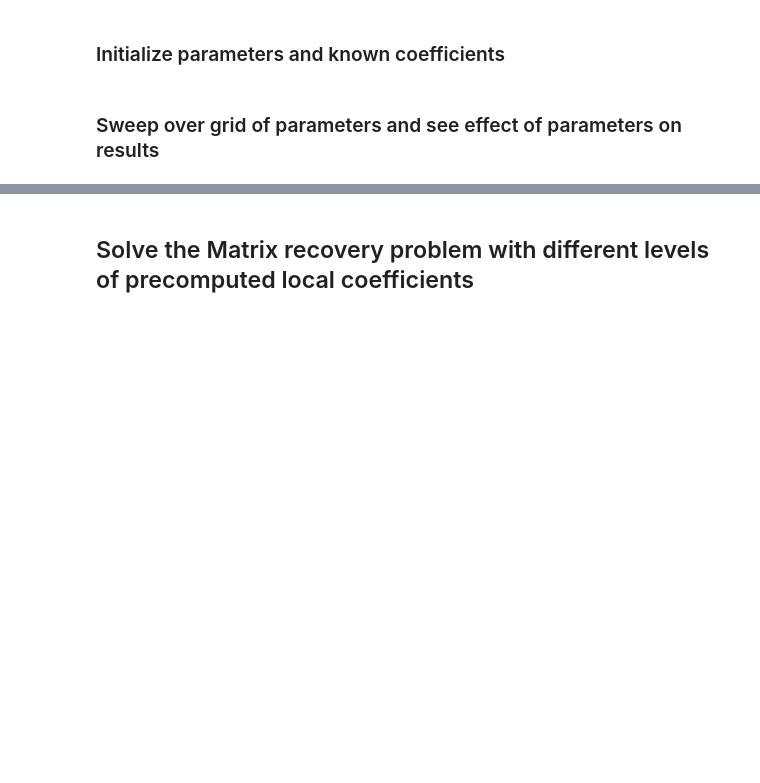
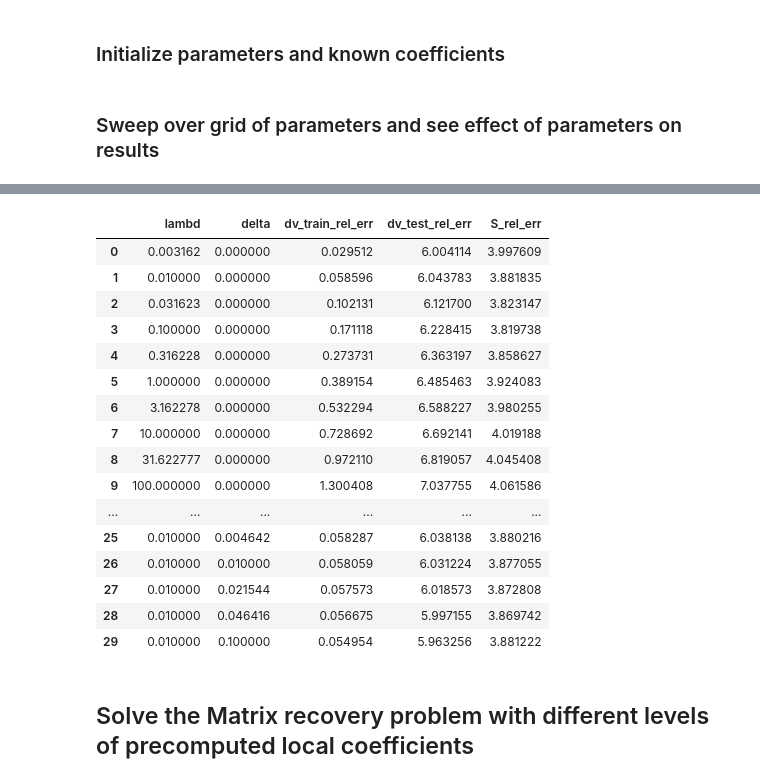
Before and after one commit to samtalki/PowerSensitivities.jl, a Jupyter notebook: py/SensitivityModelingCVXPY.ipynb, the cells around one changed output, grey strips where cells are left out. Cells and saved outputs as stored; diff of their text form; code cells hidden in the pictures; blank space fills up the shorter version.

```diff
--- a/py/SensitivityModelingCVXPY.ipynb
+++ b/py/SensitivityModelingCVXPY.ipynb
@@ -122,3 +157,23 @@ with open('S_hats.pickle', 'rb') as handle:
+# %%
+results_df.iloc[0:30]
+# %% [output]
+|  | lambd | delta | dv_train_rel_err | dv_test_rel_err | S_rel_err |
+| 0 | 0.003162 | 0.000000 | 0.029512 | 6.004114 | 3.997609 |
+| 1 | 0.010000 | 0.000000 | 0.058596 | 6.043783 | 3.881835 |
+| 2 | 0.031623 | 0.000000 | 0.102131 | 6.121700 | 3.823147 |
+| 3 | 0.100000 | 0.000000 | 0.171118 | 6.228415 | 3.819738 |
+| 4 | 0.316228 | 0.000000 | 0.273731 | 6.363197 | 3.858627 |
+| 5 | 1.000000 | 0.000000 | 0.389154 | 6.485463 | 3.924083 |
+| 6 | 3.162278 | 0.000000 | 0.532294 | 6.588227 | 3.980255 |
+| 7 | 10.000000 | 0.000000 | 0.728692 | 6.692141 | 4.019188 |
+| 8 | 31.622777 | 0.000000 | 0.972110 | 6.819057 | 4.045408 |
+| 9 | 100.000000 | 0.000000 | 1.300408 | 7.037755 | 4.061586 |
+| ... | ... | ... | ... | ... | ... |
+| 25 | 0.010000 | 0.004642 | 0.058287 | 6.038138 | 3.880216 |
+| 26 | 0.010000 | 0.010000 | 0.058059 | 6.031224 | 3.877055 |
+| 27 | 0.010000 | 0.021544 | 0.057573 | 6.018573 | 3.872808 |
+| 28 | 0.010000 | 0.046416 | 0.056675 | 5.997155 | 3.869742 |
+| 29 | 0.010000 | 0.100000 | 0.054954 | 5.963256 | 3.881222 |
 # %% [markdown]
 ## Solve the Matrix recovery problem with different levels of precomputed local coefficients
 # %%
```
Also changed, not shown: parts of 7 cells of this notebook.
